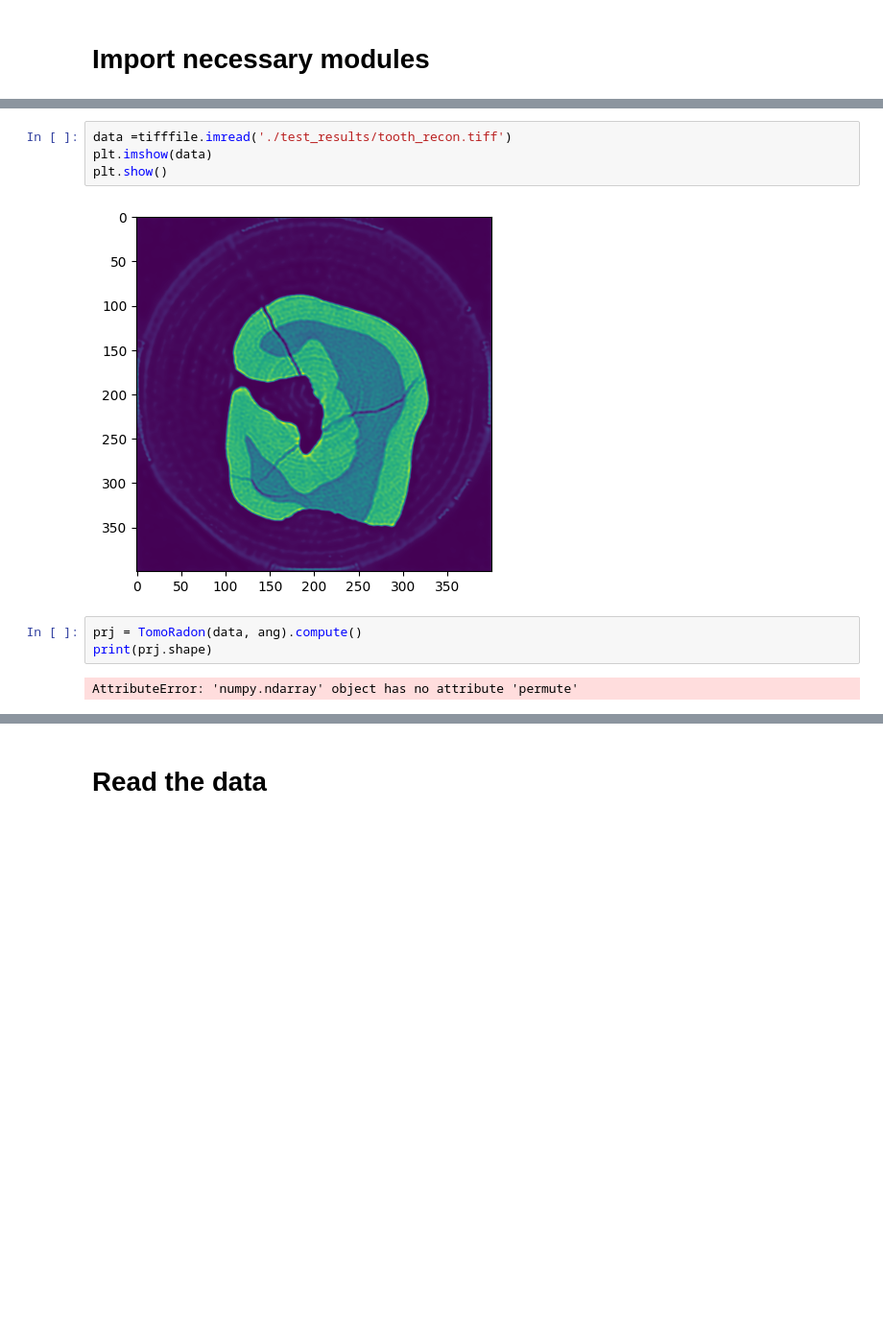
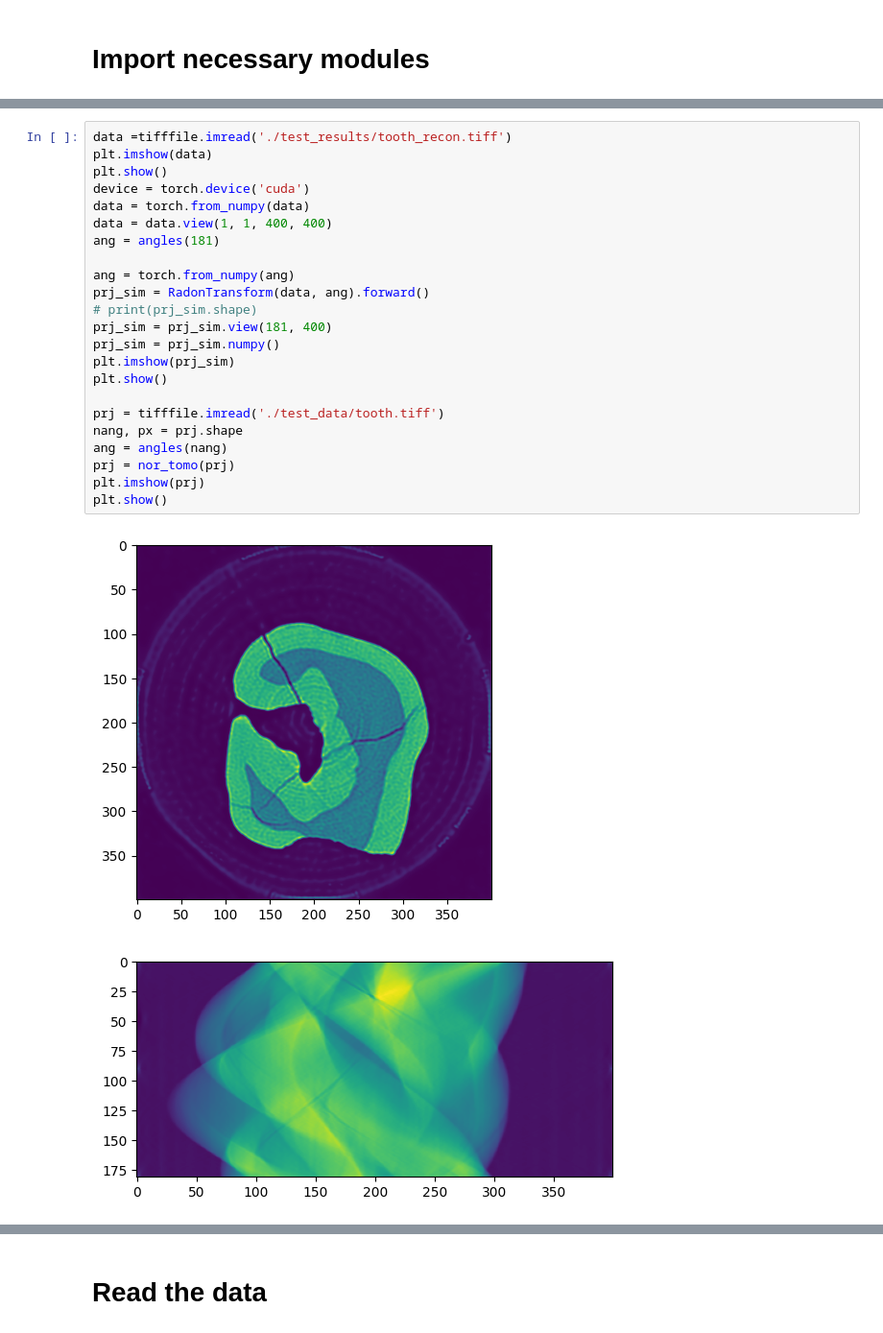
Before and after one commit to XYangXRay/ganrec, a Jupyter notebook: examples/tomography_torch_example.ipynb, the cells around one changed output, grey strips where cells are left out. Shown at 96% size. Drawn from its saved outputs; the diff is of its cells as text; blank space fills up the shorter version.

Commit message:
radon transform is working for pytorch

```diff
--- a/examples/tomography_torch_example.ipynb
+++ b/examples/tomography_torch_example.ipynb
@@ -10,12 +12,27 @@ from ganrectorch.propagators import TomoRadon
 from ganrectorch.ganrec import GANtomo
-# %%
-data =tifffile.imread('./test_results/tooth_recon.tiff')
-plt.imshow(data)
-plt.show()
-# %% [output]
-[figure, removed]
-# %%
-prj = TomoRadon(data, ang).compute()
-print(prj.shape)
-# %% [output]
-AttributeError: 'numpy.ndarray' object has no attribute 'permute'
+# %%
+data =tifffile.imread('./test_results/tooth_recon.tiff')
+plt.imshow(data)
+plt.show()
+device = torch.device('cuda')
+data = torch.from_numpy(data)
+data = data.view(1, 1, 400, 400)
+ang = angles(181)
+
+ang = torch.from_numpy(ang)
+prj_sim = RadonTransform(data, ang).forward()
+# print(prj_sim.shape)
+prj_sim = prj_sim.view(181, 400)
+prj_sim = prj_sim.numpy()
+plt.imshow(prj_sim)
+plt.show()
+
+prj = tifffile.imread('./test_data/tooth.tiff')
+nang, px = prj.shape
+ang = angles(nang)
+prj = nor_tomo(prj)
+plt.imshow(prj)
+plt.show()
+# %% [output]
+[figure, added]
+[figure, added]
```
Also changed, not shown: parts of 5 cells of this notebook, 4 other files.
